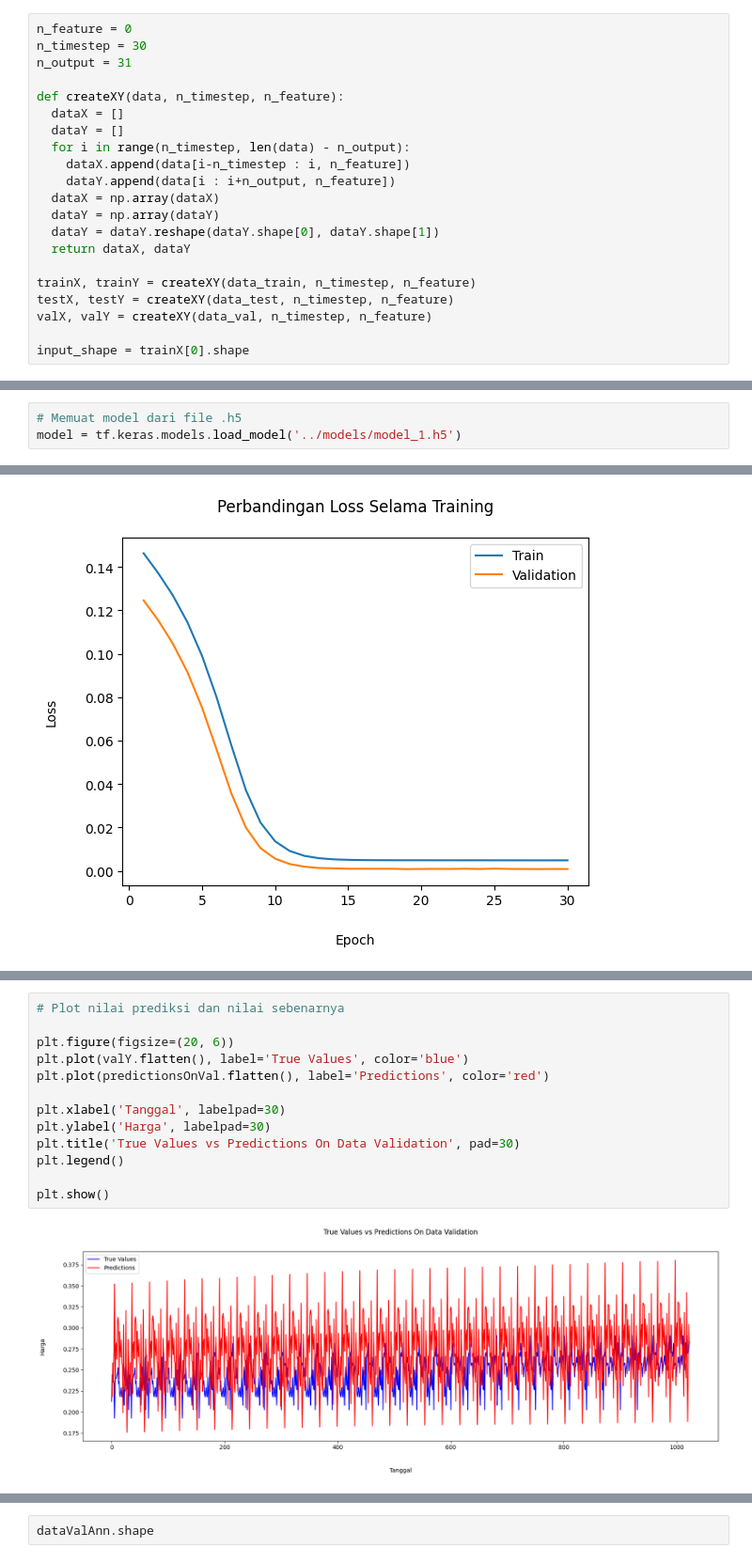
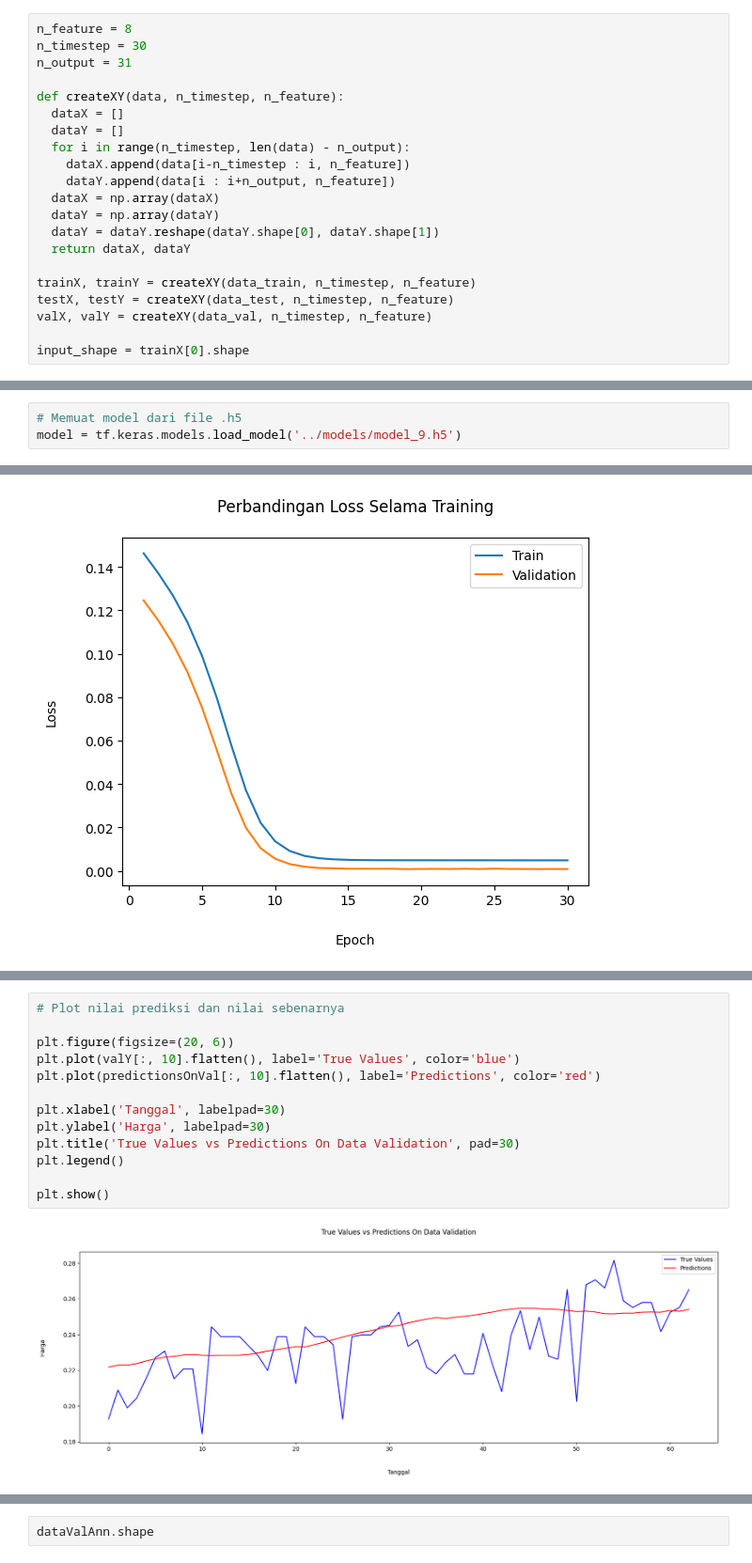
Before and after one commit to wisnukuncoro/final-project, a Jupyter notebook: app/MachineLearning/notebooks/modelling.ipynb, the cells around one changed output, grey strips where cells are left out. Shown: that part at 94% size. Saved outputs shown, nothing was run; the diff lists cells and outputs as text.

```diff
--- a/app/MachineLearning/notebooks/modelling.ipynb
+++ b/app/MachineLearning/notebooks/modelling.ipynb
@@ -32,7 +32,7 @@ data_train = data_scaled[:train_split]
 data_val = data_scaled[train_split:-test_split]
 data_test = data_scaled[-test_split:]
 # %%
-n_feature = 0
+n_feature = 8
 n_timestep = 30
 n_output = 31
 
@@ -96,6 +96,6 @@ with open('../scalers/scaler_1.pkl', 'rb') as file:
     scaler = pickle.load(file)
 # %%
 # Memuat model dari file .h5
-model = tf.keras.models.load_model('../models/model_1.h5')
+model = tf.keras.models.load_model('../models/model_9.h5')
 # %% [output]
 WARNING:absl:Compiled the loaded model, but the compiled metrics have yet to be built. `model.compile_metrics` will be empty until you train or evaluate the model.
@@ -315,15 +166,15 @@ plt.show()
 # %%
 # Plot nilai prediksi dan nilai sebenarnya
 
 plt.figure(figsize=(20, 6))
-plt.plot(valY.flatten(), label='True Values', color='blue')
-plt.plot(predictionsOnVal.flatten(), label='Predictions', color='red')
+plt.plot(valY[:, 10].flatten(), label='True Values', color='blue')
+plt.plot(predictionsOnVal[:, 10].flatten(), label='Predictions', color='red')
 
 plt.xlabel('Tanggal', labelpad=30)
 plt.ylabel('Harga', labelpad=30)
 plt.title('True Values vs Predictions On Data Validation', pad=30)
 plt.legend()
 
 plt.show()
 # %% [output]
-[figure, old version]
+[figure, new version]
```
Also changed, not shown: parts of 32 cells of this notebook, 8 other files.
